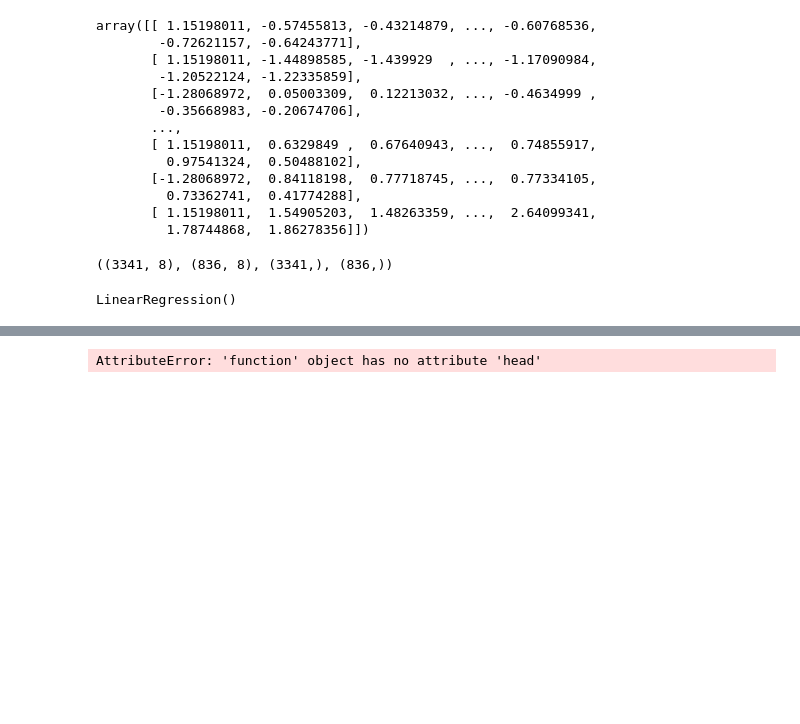
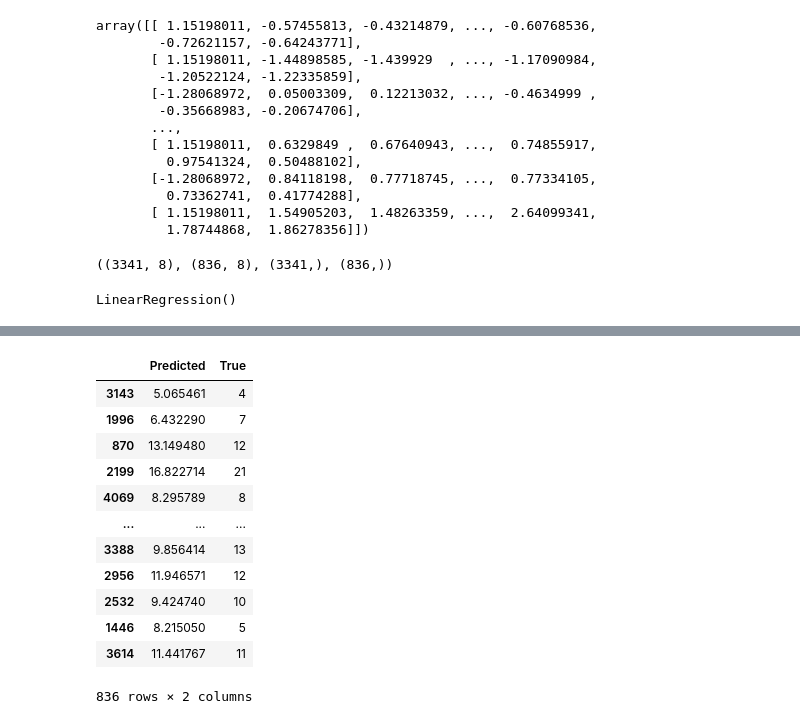
Before and after one commit to IBM-EPBL/IBM-Project-1205-1658378450, a Jupyter notebook: Assignments/Team Member 2/Assignment 3 - 2019115083 - Roshni.ipynb, the cells around one changed output, grey strips where cells are left out. Drawn from its saved outputs; the diff is of its cells as text; code cells hidden in the pictures; blank space fills up the shorter version.

```diff
--- a/Assignments/Team Member 2/Assignment 3 - 2019115083 - Roshni.ipynb
+++ b/Assignments/Team Member 2/Assignment 3 - 2019115083 - Roshni.ipynb
@@ -278,6 +278,18 @@ array([11.75339613])
 # %%
 df1 = pd.DataFrame({'Predicted':y_pred, 'True':y_test})
 # %%
-df1.sort_values.head()
+df1
 # %% [output]
+|  | Predicted | True |
+| 3143 | 5.065461 | 4 |
+| 1996 | 6.432290 | 7 |
+| 870 | 13.149480 | 12 |
+| 2199 | 16.822714 | 21 |
+| 4069 | 8.295789 | 8 |
+| ... | ... | ... |
+| 3388 | 9.856414 | 13 |
+| 2956 | 11.946571 | 12 |
+| 2532 | 9.424740 | 10 |
+| 1446 | 8.215050 | 5 |
+| 3614 | 11.441767 | 11 |
-AttributeError: 'function' object has no attribute 'head'
+836 rows × 2 columns
```
Also changed, not shown: parts of 2 cells of this notebook.
